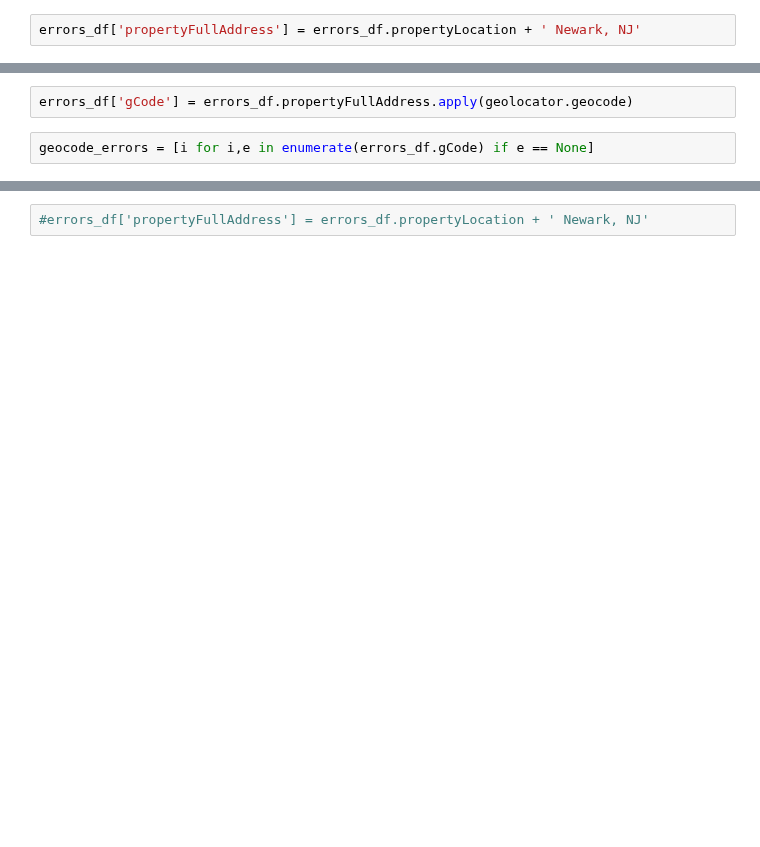
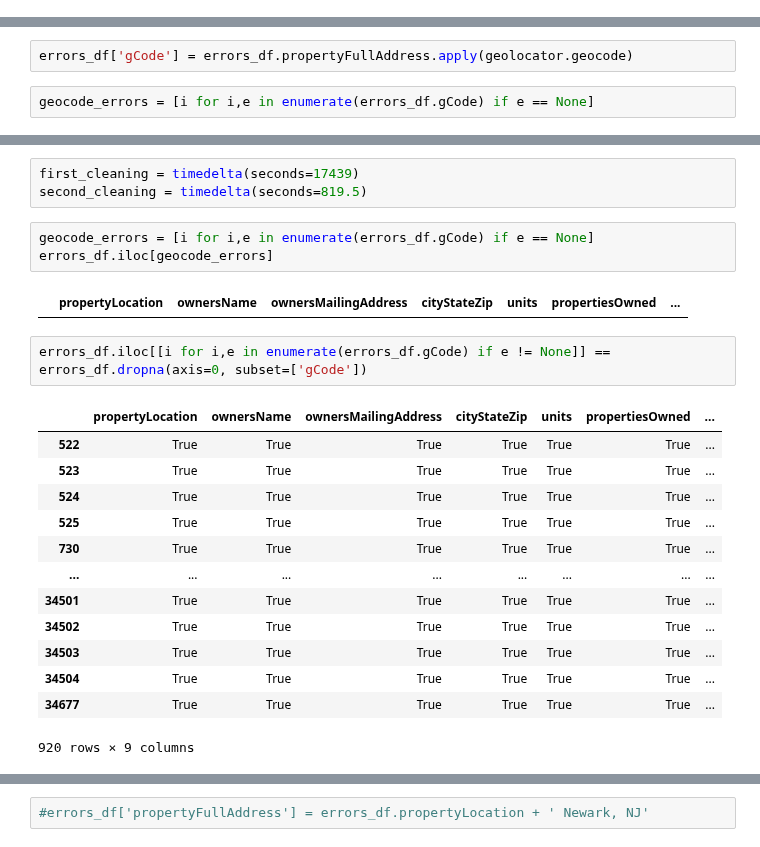
Before and after one commit to kylemichaelreaves/landlord_data, a Jupyter notebook: Newark/newark.ipynb, the cells around one changed output, grey strips where cells are left out. Cells and saved outputs as stored; diff of their text form; blank space fills up the shorter version.

```diff
--- a/Newark/newark.ipynb
+++ b/Newark/newark.ipynb
@@ -45,5 +86,3 @@ def getNumberOwned(owner=str):
 #df.dropna(axis=0, subset=['gCode'], inplace=True)
 #df.to_pickle('newark.pkl')
 #errors_df.to_pickle('errors_df.pkl')
-# %%
-errors_df['propertyFullAddress'] = errors_df.propertyLocation + ' Newark, NJ'
@@ -176,0 +154,24 @@ errors_df.iloc[geocode_errors]
+# %%
+first_cleaning = timedelta(seconds=17439)
+second_cleaning = timedelta(seconds=819.5)
+# %%
+geocode_errors = [i for i,e in enumerate(errors_df.gCode) if e == None]
+errors_df.iloc[geocode_errors]
+# %% [output]
+|  | propertyLocation | ownersName | ownersMailingAddress | cityStateZip | units | propertiesOwned | ... |
+# %%
+errors_df.iloc[[i for i,e in enumerate(errors_df.gCode) if e != None]] == errors_df.dropna(axis=0, subset=['gCode'])
+# %% [output]
+|  | propertyLocation | ownersName | ownersMailingAddress | cityStateZip | units | propertiesOwned | ... |
+| 522 | True | True | True | True | True | True | ... |
+| 523 | True | True | True | True | True | True | ... |
+| 524 | True | True | True | True | True | True | ... |
+| 525 | True | True | True | True | True | True | ... |
+| 730 | True | True | True | True | True | True | ... |
+| ... | ... | ... | ... | ... | ... | ... | ... |
+| 34501 | True | True | True | True | True | True | ... |
+| 34502 | True | True | True | True | True | True | ... |
+| 34503 | True | True | True | True | True | True | ... |
+| 34504 | True | True | True | True | True | True | ... |
+| 34677 | True | True | True | True | True | True | ... |
+920 rows × 9 columns
```
Also changed, not shown: parts of 25 cells of this notebook, 2 other files.
